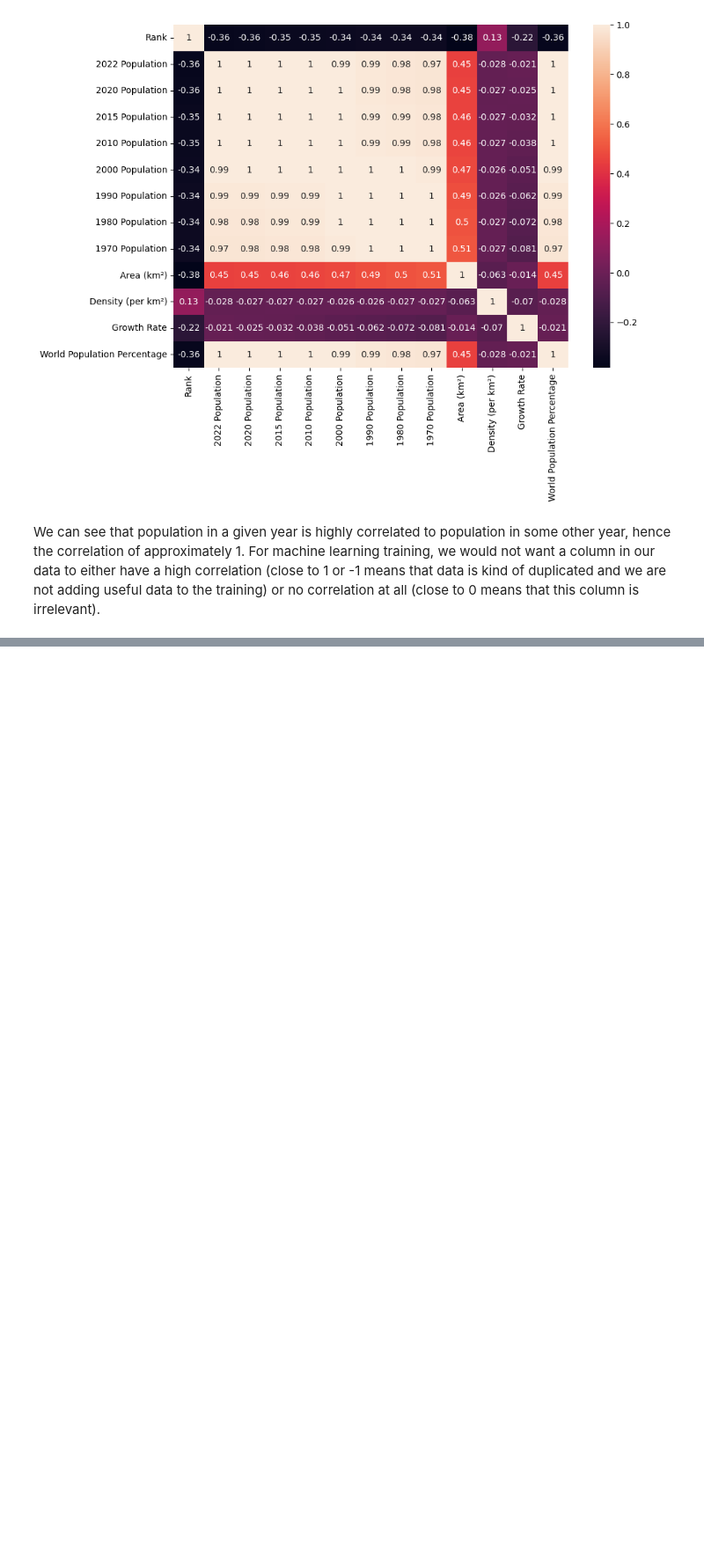
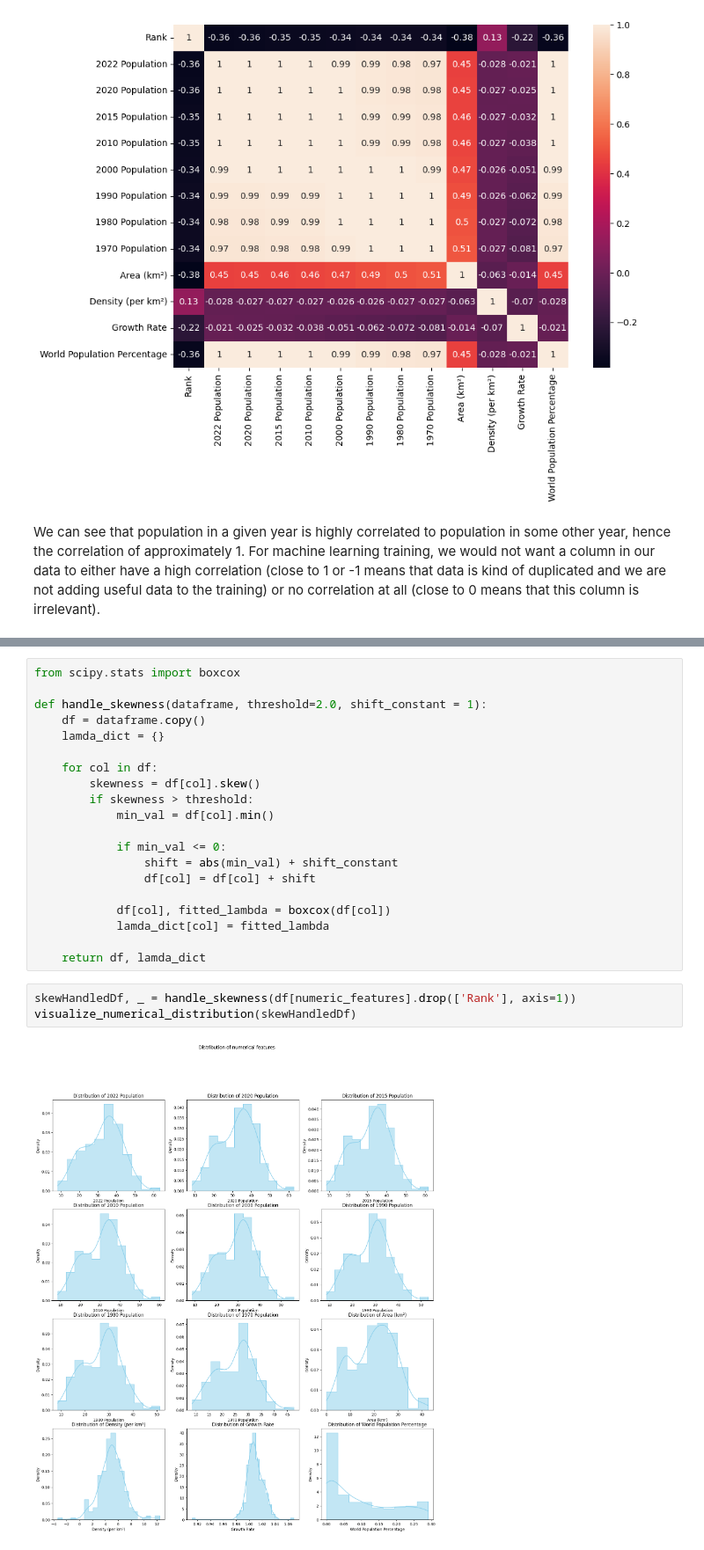
Before and after one commit to atareversei/data-science-playground, a Jupyter notebook: 01-working-with-data/02-world-population.ipynb, the cells around one changed output, grey strips where cells are left out. Shown: that part at 88% size. Saved outputs shown, nothing was run; the diff lists cells and outputs as text; blank space fills up the shorter version.

Commit message:
feat: add skew and null handling

```diff
--- a/01-working-with-data/02-world-population.ipynb
+++ b/01-working-with-data/02-world-population.ipynb
@@ -66,0 +139,25 @@ For machine learning training, we would not want a column in our data to either
+# %%
+from scipy.stats import boxcox
+
+def handle_skewness(dataframe, threshold=2.0, shift_constant = 1):
+    df = dataframe.copy()
+    lamda_dict = {}
+
+    for col in df:
+        skewness = df[col].skew()
+        if skewness > threshold:
+            min_val = df[col].min()
+
+            if min_val <= 0:
+                shift = abs(min_val) + shift_constant
+                df[col] = df[col] + shift
+
+            df[col], fitted_lambda = boxcox(df[col])
+            lamda_dict[col] = fitted_lambda
+
+    return df, lamda_dict
+# %%
+skewHandledDf, _ = handle_skewness(df[numeric_features].drop(['Rank'], axis=1))
+visualize_numerical_distribution(skewHandledDf)
+# %% [output]
+[figure, added]
```
Also changed, not shown: parts of 6 cells of this notebook.
